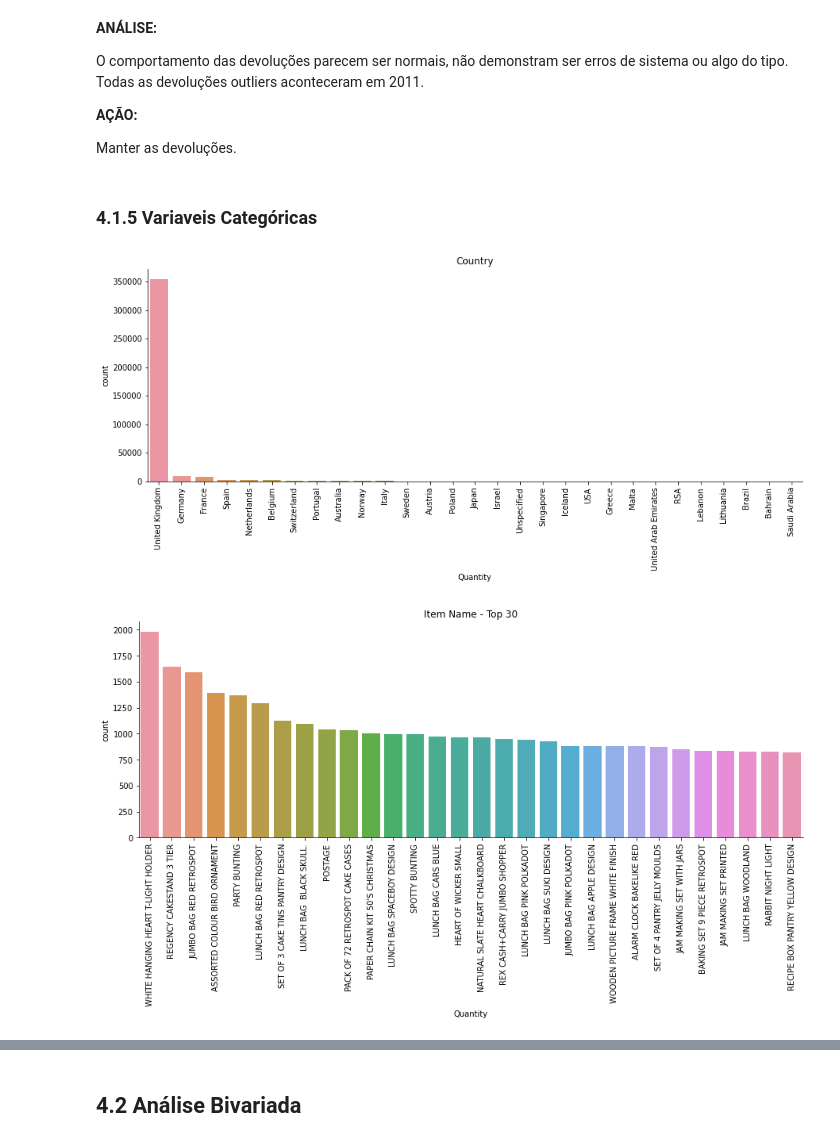
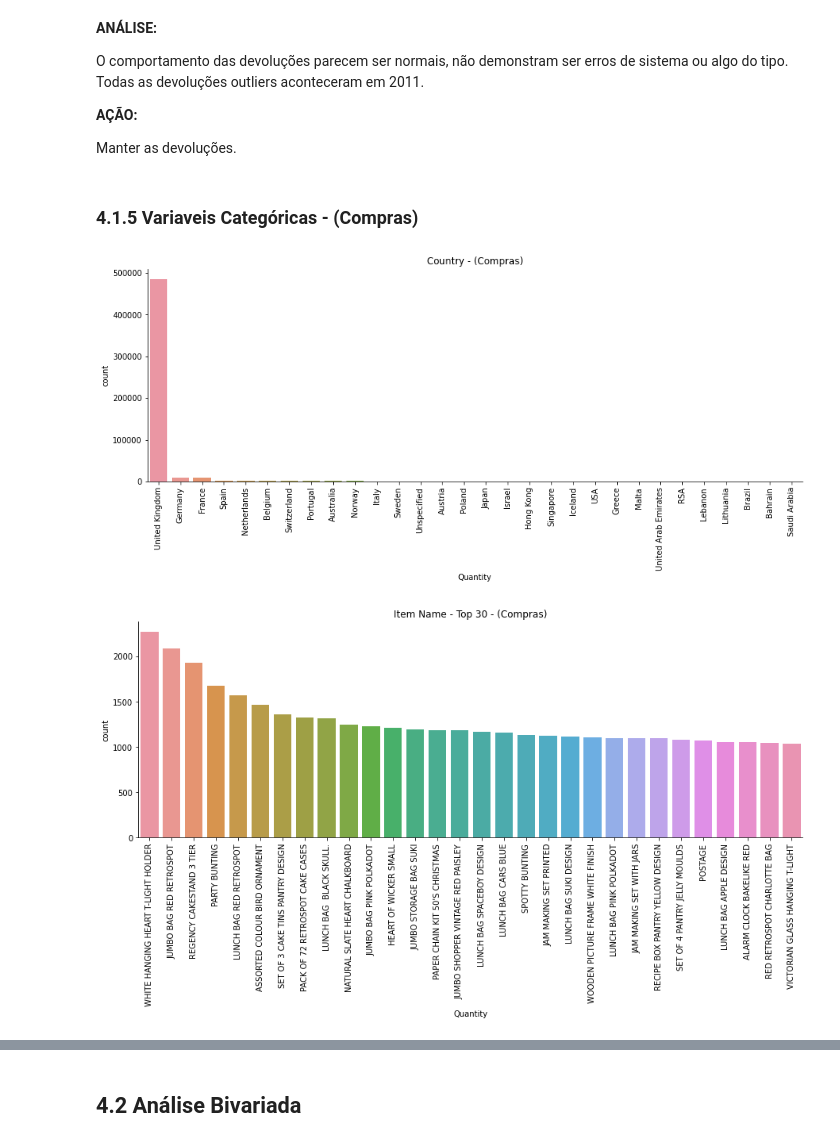
Before and after one commit to Jhonatanslopes/Case-Manfing, a Jupyter notebook: Notebook/notebook.ipynb, the cells around one changed output, grey strips where cells are left out. Cells and saved outputs as stored; diff of their text form; code cells hidden in the pictures.

```diff
--- a/Notebook/notebook.ipynb
+++ b/Notebook/notebook.ipynb
@@ -334,7 +347,21 @@ purchases['day'] = purchases['date'].dt.day     # dados de compras
 returns['day'] = returns['date'].dt.day         # dados de devoluções
 
 # criando feature 'gross_revenue': quantidade de produtos x preço unitario
-purchases['gross_revenue'] = purchases['quantity'] * data['price']
+purchases['gross_revenue'] = purchases['quantity'] * purchases['price']
+
+# ticket medio por país
+avg_ticket_country = purchases[['country', 'gross_revenue']].groupby('country').mean().reset_index().rename(columns={'gross_revenue': 'avg_ticket'}).sort_values(by='avg_ticket', ascending=False)
+
+# ticket medio por produto
+avg_ticket_product = purchases[['itemname', 'gross_revenue']].groupby('itemname').mean().reset_index().rename(columns={'gross_revenue': 'avg_ticket'}).sort_values(by='avg_ticket', ascending=False)
+
+# Recency - Last day purchase por país
+df_recency = purchases[['country', 'date']].groupby('country').max().reset_index()
+df_recency['recency_days'] = (df_recency['date'].max() - df_recency['date']).dt.days
+
+# Recency - Last day purchase por produto
+recency_product = purchases[['itemname', 'date']].groupby('itemname').max().reset_index()
+recency_product['recency_days'] = (recency_product['date'].max() - recency_product['date']).dt.days
 # %% [markdown]
 # 4.0 Análise Exploratória de Dados
 # %% [markdown]
@@ -511,23 +538,23 @@ O comportamento das devoluções parecem ser normais, não demonstram ser erros
 
 Manter as devoluções.
 # %% [markdown]
-### 4.1.5 Variaveis Categóricas
+### 4.1.5 Variaveis Categóricas - (Compras)
 # %%
 plt.figure(figsize=(15, 5))
-order_country = data['country'].value_counts().sort_values(ascending=False)
-sns.countplot(x='country', data=data, order=order_country.index)
+order_country = purchases['country'].value_counts().sort_values(ascending=False)
+sns.countplot(x='country', data=purchases, order=order_country.index)
 sns.despine(right=True)
 plt.xticks(rotation=90)
 plt.xlabel('Quantity')
-plt.title('Country');
+plt.title('Country - (Compras)');
 
 plt.figure(figsize=(15, 5))
-order_item = data['itemname'].value_counts().sort_values(ascending=False)[:30]
-sns.countplot(x='itemname', data=data, order=order_item.index)
+order_item = purchases['itemname'].value_counts().sort_values(ascending=False)[:30]
+sns.countplot(x='itemname', data=purchases, order=order_item.index)
 sns.despine(right=True)
 plt.xticks(rotation=90)
 plt.xlabel('Quantity')
-plt.title('Item Name - Top 30');
+plt.title('Item Name - Top 30 - (Compras)');
 # %% [output]
-[figure, old version]
+[figure, new version]
-[figure, old version]
+[figure, new version]
```
Also changed, not shown: parts of 17 cells of this notebook.
